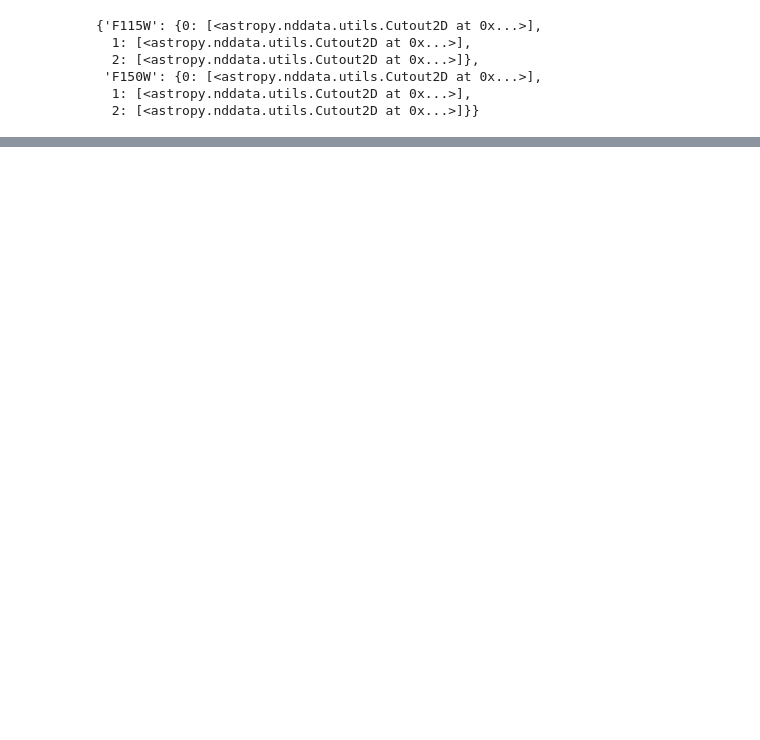
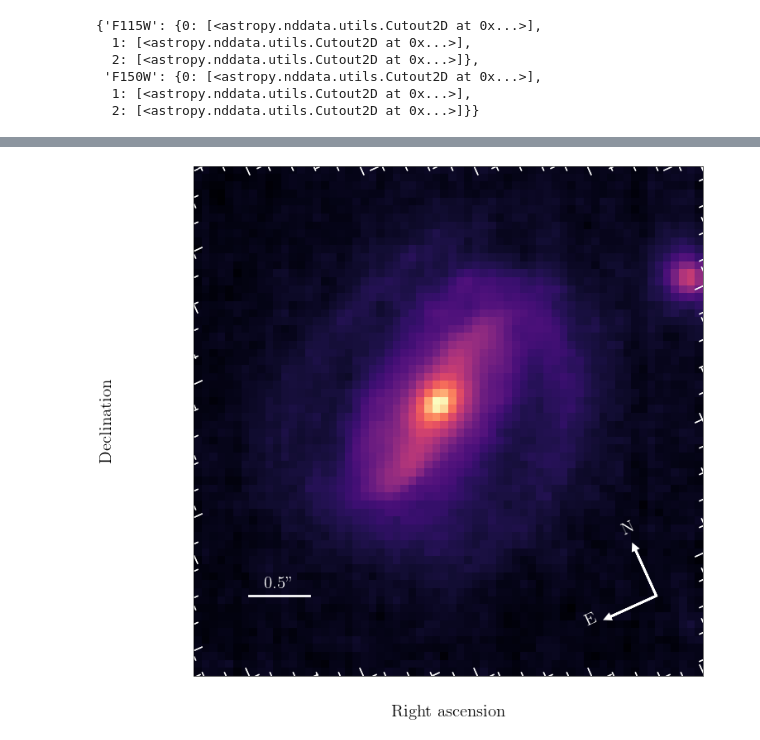
Before and after one commit to AlexandreAdam/DeblendingGalaxies, a Jupyter notebook: notebooks/smacs_targets_preprocessing.ipynb, the cells around one changed output, grey strips where cells are left out. Cells and saved outputs as stored; diff of their text form; code cells hidden in the pictures; blank space fills up the shorter version.

```diff
--- a/notebooks/smacs_targets_preprocessing.ipynb
+++ b/notebooks/smacs_targets_preprocessing.ipynb
@@ -602,0 +663,27 @@ cutouts
+# %%
+F = "F115W"
+target = 2
+
+plt.figure(figsize=(8, 8))
+wcs = jwst_cutouts[F][target][0].wcs
+plt.subplot(projection=wcs)
+plt.imshow(jwst_cutouts[F][target][0].data, cmap="magma", norm=plt.cm.colors.LogNorm())
+
+ax = plt.gca()
+draw_scale_and_compass(ax, jwst_cutouts[F][target][0].data, jwst_cutouts[F][target][0].wcs, scale=0.5, x0=0.1, y0=0.15, compass_size=0.1, arrow_size=0.01, color="w", lw=2, textpad=2, fontsize=15)
+
+
+# Set the color of the tick labels
+for tick in ax.get_xticklabels():
+    tick.set_color("white")
+for tick in ax.get_yticklabels():
+    tick.set_color("white")
+
+# Set the color of the axis labels
+ax.set_ylabel("Declination", color='black')
+ax.set_xlabel("Right ascension", color='black')
+
+plt.ylabel("Declination")
+plt.xlabel("Right ascension")
+# %% [output]
+[figure, added]
```
Also changed, not shown: parts of 11 cells of this notebook, 7 other files.
